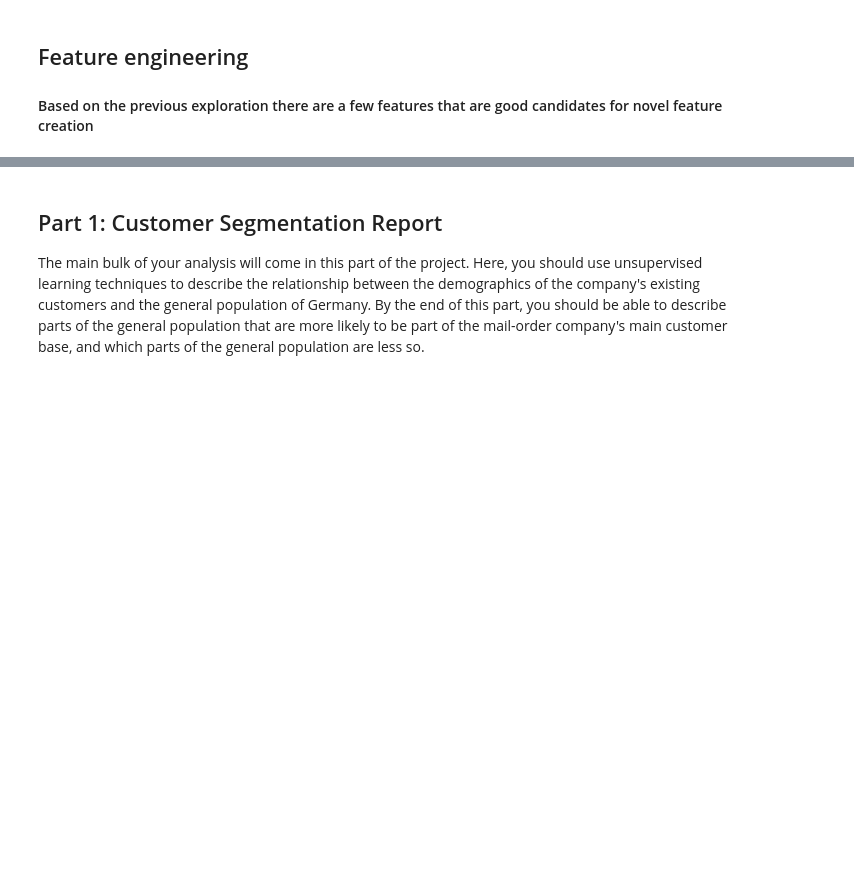
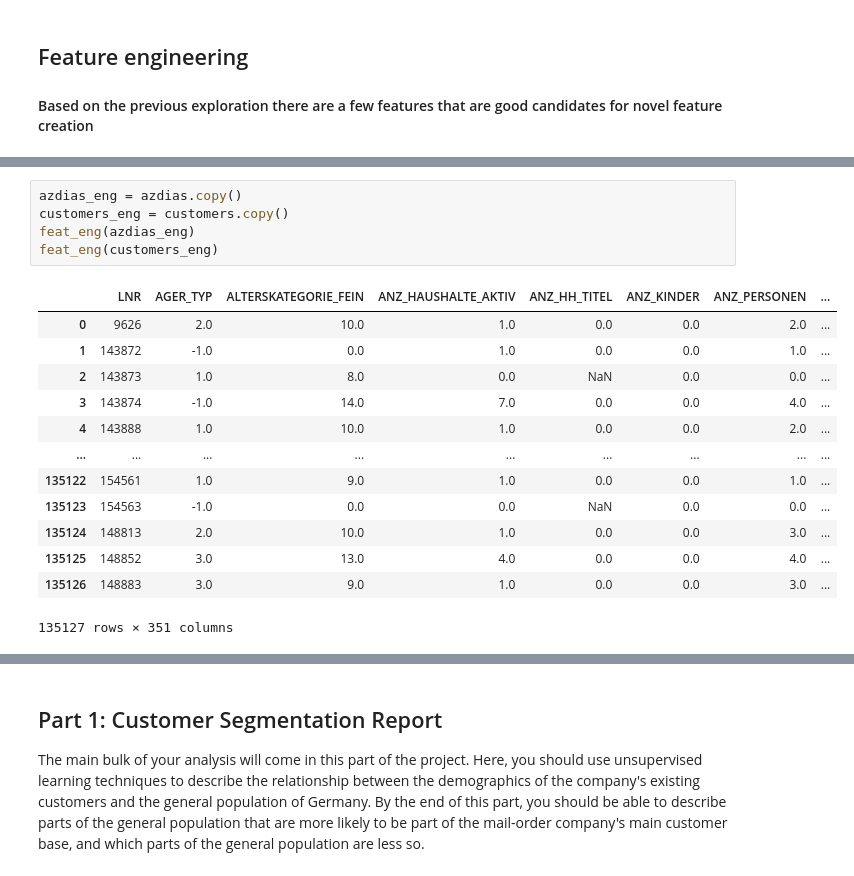
Before and after one commit to sousablde/Arvato-Bertelsmann-Customer-Acquisition, a Jupyter notebook: Arvato Project Workbook.ipynb, the cells around one changed output, grey strips where cells are left out. Cells and saved outputs as stored; diff of their text form; blank space fills up the shorter version.

```diff
--- a/Arvato Project Workbook.ipynb
+++ b/Arvato Project Workbook.ipynb
@@ -450,0 +554,19 @@ customers = special_feature_handler(customers)
+# %%
+azdias_eng = azdias.copy()
+customers_eng = customers.copy()
+feat_eng(azdias_eng)
+feat_eng(customers_eng)
+# %% [output]
+|  | LNR | AGER_TYP | ALTERSKATEGORIE_FEIN | ANZ_HAUSHALTE_AKTIV | ANZ_HH_TITEL | ANZ_KINDER | ANZ_PERSONEN | ... |
+| 0 | 9626 | 2.0 | 10.0 | 1.0 | 0.0 | 0.0 | 2.0 | ... |
+| 1 | 143872 | -1.0 | 0.0 | 1.0 | 0.0 | 0.0 | 1.0 | ... |
+| 2 | 143873 | 1.0 | 8.0 | 0.0 | NaN | 0.0 | 0.0 | ... |
+| 3 | 143874 | -1.0 | 14.0 | 7.0 | 0.0 | 0.0 | 4.0 | ... |
+| 4 | 143888 | 1.0 | 10.0 | 1.0 | 0.0 | 0.0 | 2.0 | ... |
+| ... | ... | ... | ... | ... | ... | ... | ... | ... |
+| 135122 | 154561 | 1.0 | 9.0 | 1.0 | 0.0 | 0.0 | 1.0 | ... |
+| 135123 | 154563 | -1.0 | 0.0 | 0.0 | NaN | 0.0 | 0.0 | ... |
+| 135124 | 148813 | 2.0 | 10.0 | 1.0 | 0.0 | 0.0 | 3.0 | ... |
+| 135125 | 148852 | 3.0 | 13.0 | 4.0 | 0.0 | 0.0 | 4.0 | ... |
+| 135126 | 148883 | 3.0 | 9.0 | 1.0 | 0.0 | 0.0 | 3.0 | ... |
+135127 rows × 351 columns
```
Also changed, not shown: parts of 16 cells of this notebook, 1 other file.
